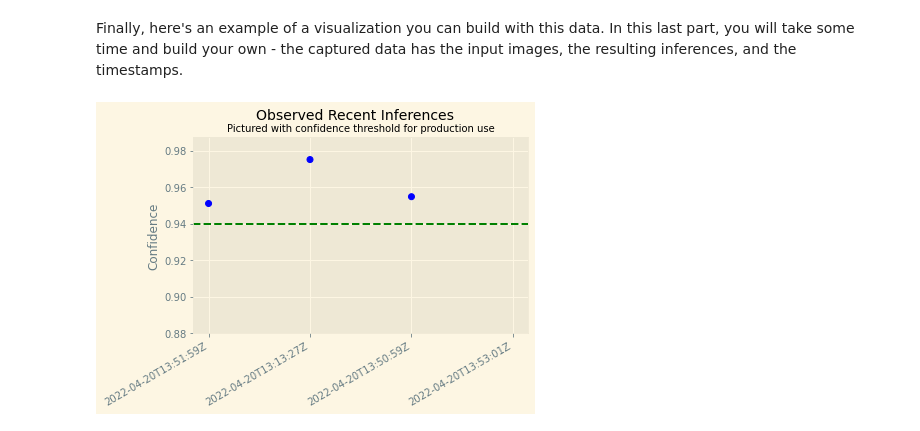
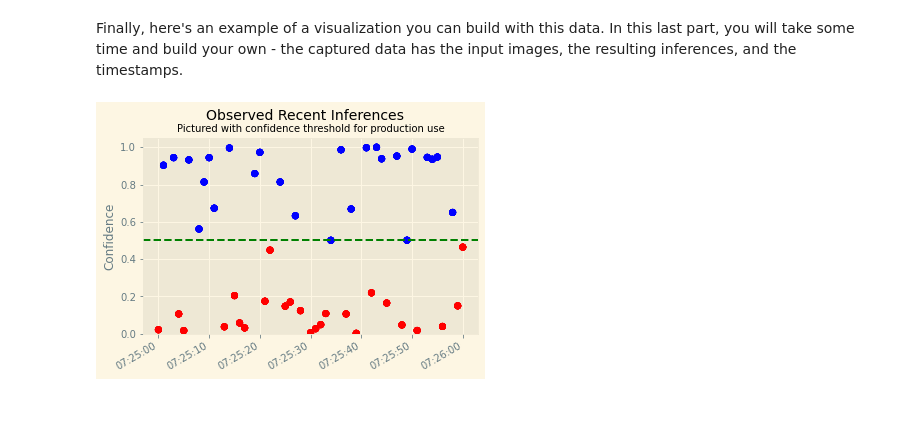
Before and after one commit to bridgecrew-perf6/deploy_ml_one, a Jupyter notebook: notebook.ipynb, the cells around one changed output. Saved outputs shown, nothing was run; the diff lists cells and outputs as text; code cells hidden in the pictures.

Commit message:
added new plot

```diff
--- a/notebook.ipynb
+++ b/notebook.ipynb
@@ -480,0 +497,21 @@ for jsonl in file_handles:
+# %%
+def label_encoder (x):
+    if x >= 0.5:
+        return 'motorcycle'
+    elif x < 0.5:
+        return 'bicycle'
+# %%
+df = pd.DataFrame()
+
+for name in glob.glob('./captured_data/*.jsonl'):
+    df1 = pd.read_json(path_or_buf=file_path, lines=True)
+    df = df.append(df1)
+    print(name)
+    print(df.shape)
+df['time_stamp'] = df.eventMetadata.apply(lambda x: x["inferenceTime"])
+df['time_stamp'] = pd.to_datetime(df['time_stamp'] )
+df['prob_motorcycle'] = df.captureData.apply(lambda x: json.loads(x['endpointOutput']['data'])[1])
+df['lable'] = df.prob_motorcycle.apply(label_encoder)
+
+print(df.shape)
+df.head(2)
@@ -494,27 +552,23 @@ simple_getter(json_data[0])
 Finally, here's an example of a visualization you can build with this data. In this last part, you will take some time and build your own - the captured data has the input images, the resulting inferences, and the timestamps.
 # %%
 # Populate the data for the x and y axis
-x = []
-y = []
-for obj in json_data:
-    inference, timestamp = simple_getter(obj)
+x = df.time_stamp.to_list()
+y = df.prob_motorcycle.to_list()
 
-    y.append(max(inference))
-    x.append(timestamp)
 
 # Todo: here is an visualization example, take some time to build another visual that helps monitor the result
 # Plot the data
-plt.scatter(x, y, c=['r' if k<.94 else 'b' for k in y ])
-plt.axhline(y=0.94, color='g', linestyle='--')
-plt.ylim(bottom=.88)
+plt.scatter(x, y, c=['r' if k<.5 else 'b' for k in y ])
+plt.axhline(y=0.5, color='g', linestyle='--')
+plt.ylim(bottom=0)
 
 # Add labels
 plt.ylabel("Confidence")
 plt.suptitle("Observed Recent Inferences", size=14)
 plt.title("Pictured with confidence threshold for production use", size=10)
 
 # Give it some pizzaz!
 plt.style.use("Solarize_Light2")
 plt.gcf().autofmt_xdate()
 # %% [output]
-[figure, old version]
+[figure, new version]
```
Also changed, not shown: parts of 11 cells of this notebook.
